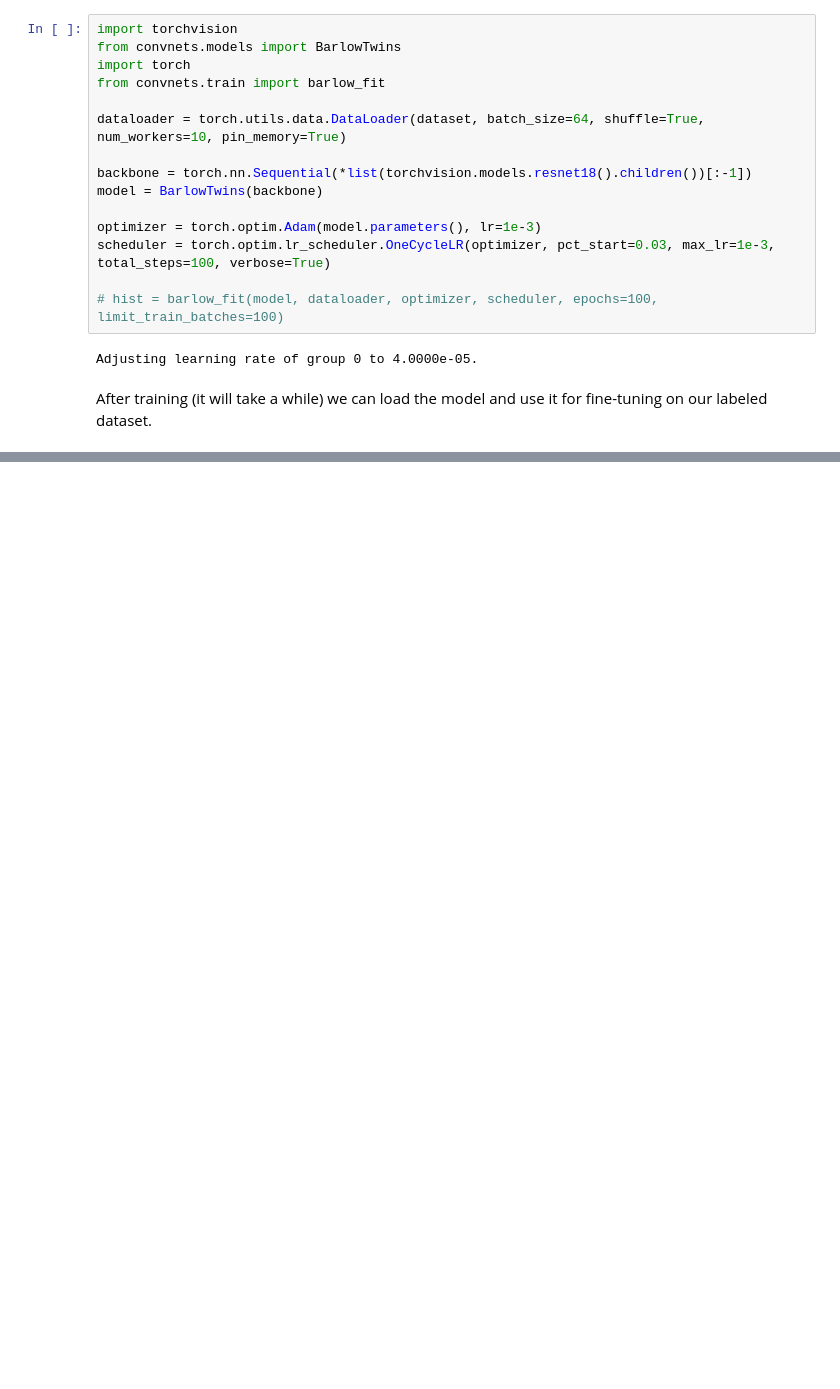
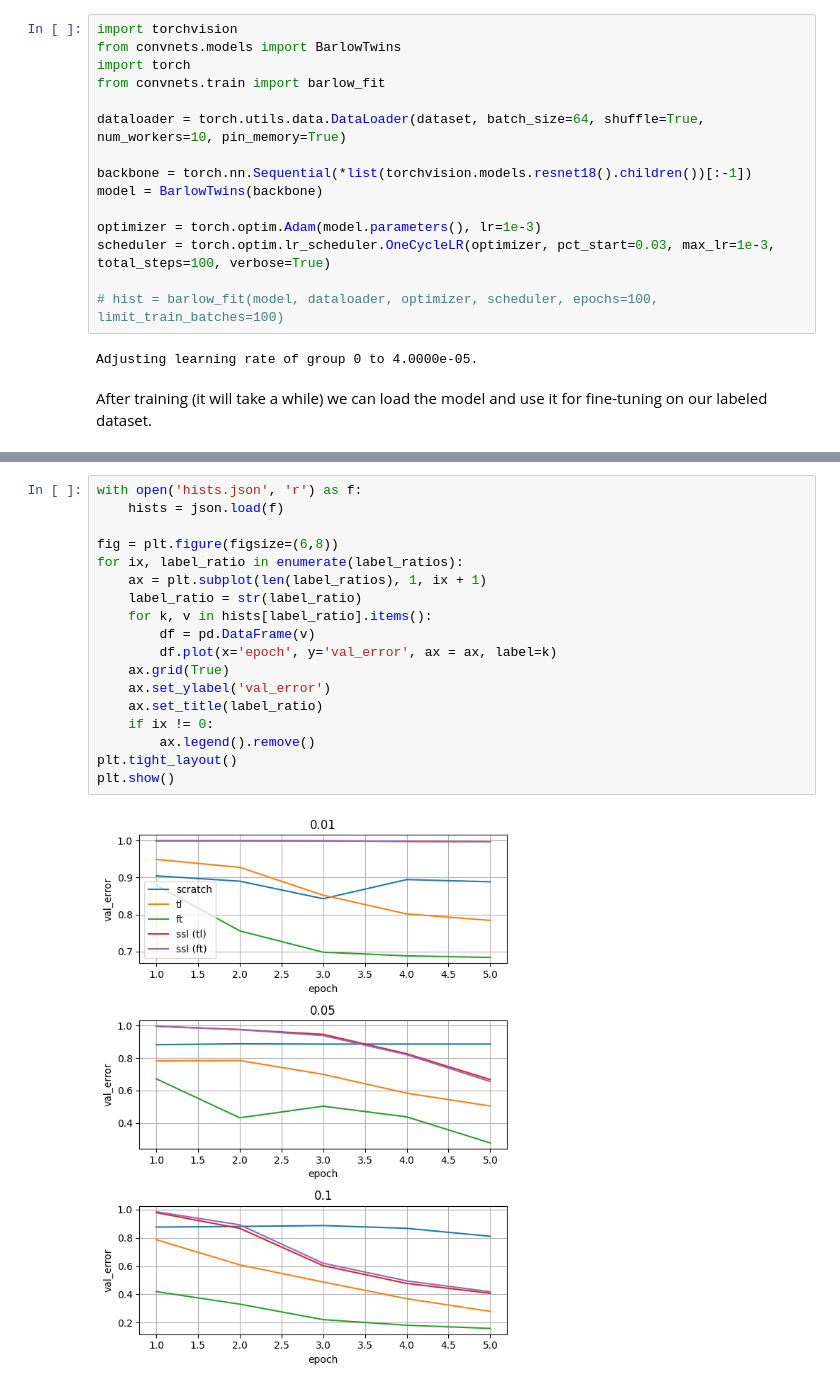
Before and after one commit to juansensio/convnets, a Jupyter notebook: learn/04_self_supervised_learning.ipynb, the cells around one changed output, grey strips where cells are left out. Saved outputs shown, nothing was run; the diff lists cells and outputs as text; blank space fills up the shorter version.

```diff
--- a/learn/04_self_supervised_learning.ipynb
+++ b/learn/04_self_supervised_learning.ipynb
@@ -140,0 +310,20 @@ FileNotFoundError: [Errno 2] No such file or directory: 'barlow.pth'
+# %%
+with open('hists.json', 'r') as f:
+	hists = json.load(f)
+
+fig = plt.figure(figsize=(6,8))
+for ix, label_ratio in enumerate(label_ratios):
+	ax = plt.subplot(len(label_ratios), 1, ix + 1)
+	label_ratio = str(label_ratio)
+	for k, v in hists[label_ratio].items():
+		df = pd.DataFrame(v)
+		df.plot(x='epoch', y='val_error', ax = ax, label=k)
+	ax.grid(True)
+	ax.set_ylabel('val_error')
+	ax.set_title(label_ratio)
+	if ix != 0:
+		ax.legend().remove()
+plt.tight_layout()
+plt.show()
+# %% [output]
+[figure, added]
```
Also changed, not shown: parts of 8 cells of this notebook, 3 other files.
